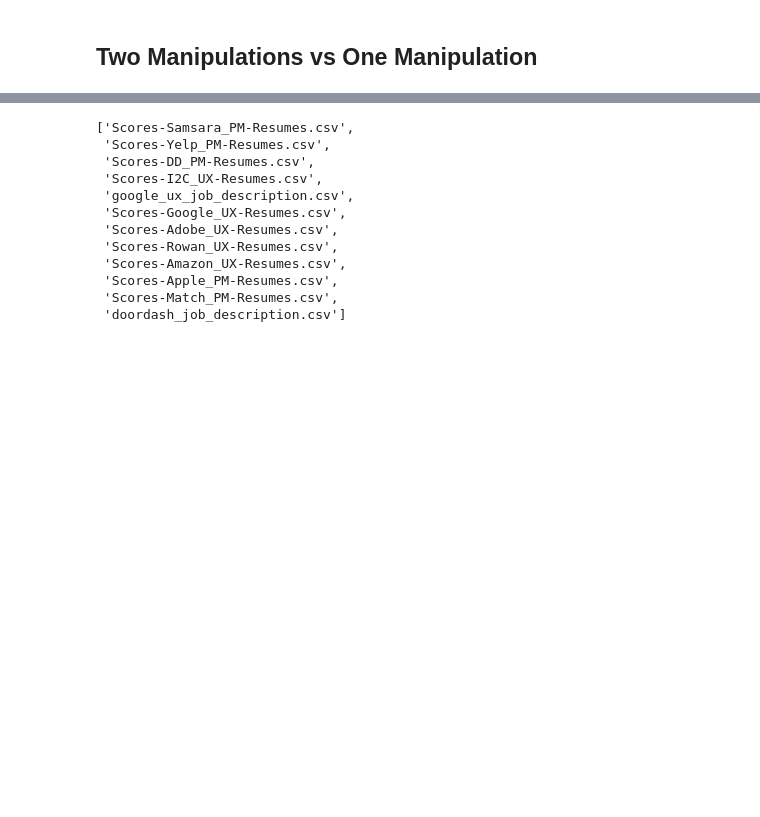
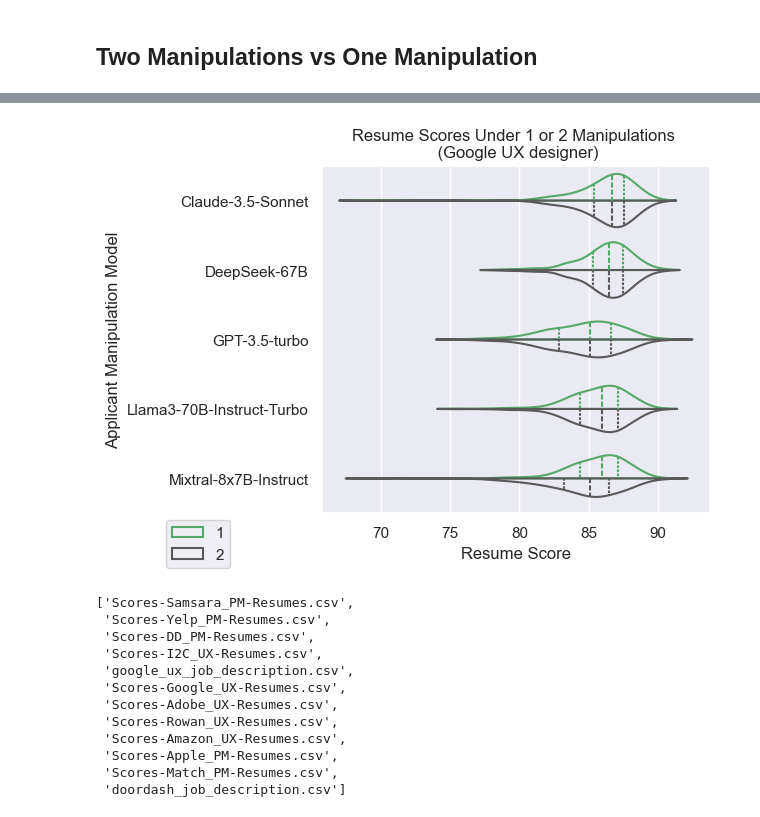
Before and after one commit to iulia-costea/FACTprojectGroup26, a Jupyter notebook: final_figures.ipynb, the cells around one changed output, grey strips where cells are left out. Drawn from its saved outputs; the diff is of its cells as text; code cells hidden in the pictures; blank space fills up the shorter version.

Commit message:
twice modified ux/ui resumes, scores and figure

```diff
--- a/final_figures.ipynb
+++ b/final_figures.ipynb
@@ -200,3 +267,27 @@ plt.savefig("img/doordash_pm_1vs2rounds.pdf")
+# %%
+melted_df = pd.melt(merged_df,
+                    # Keep b and i as id variables
+                    id_vars=['id'],
+                    # Select the CR columns to melt
+                    value_vars=manipulation_dd_map.keys(),
+                    # Name the new columns
+                    var_name='LLM',
+                    value_name='Resume Score')
+melted_df['LLM Name'] = melted_df['LLM'].map(llm_map)
+melted_df['Num Manipulations'] = melted_df['LLM'].map(manipulation_dd_map)
+
+sns.set_theme()
+sns.violinplot(data=melted_df, x='Resume Score', y='LLM Name',
+               hue='Num Manipulations', split=True, inner='quart',
+               fill=False,  palette={1: "g", 2: ".35"})
+plt.ylabel('Applicant Manipulation Model')
+plt.title("Resume Scores Under 1 or 2 Manipulations \n (Google UX designer)")
+plt.legend(bbox_to_anchor=(-0.42, -0.18), loc='lower left')
+plt.tight_layout()
+plt.show()
+#plt.savefig("img/doordash_pm_1vs2rounds.pdf")
+# %% [output]
+[figure, added]
 # %%
 import os
 
```
Also changed, not shown: parts of 5 cells of this notebook, 12 other files.
